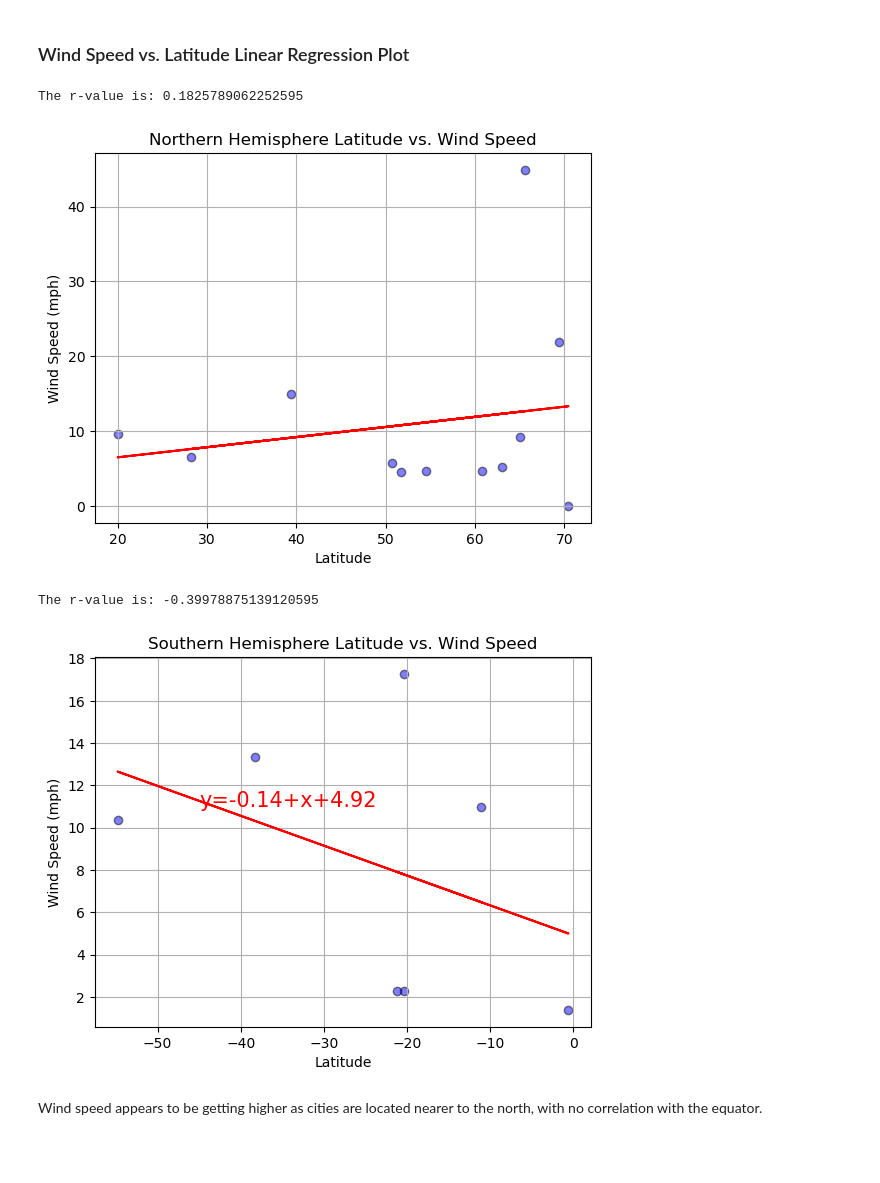
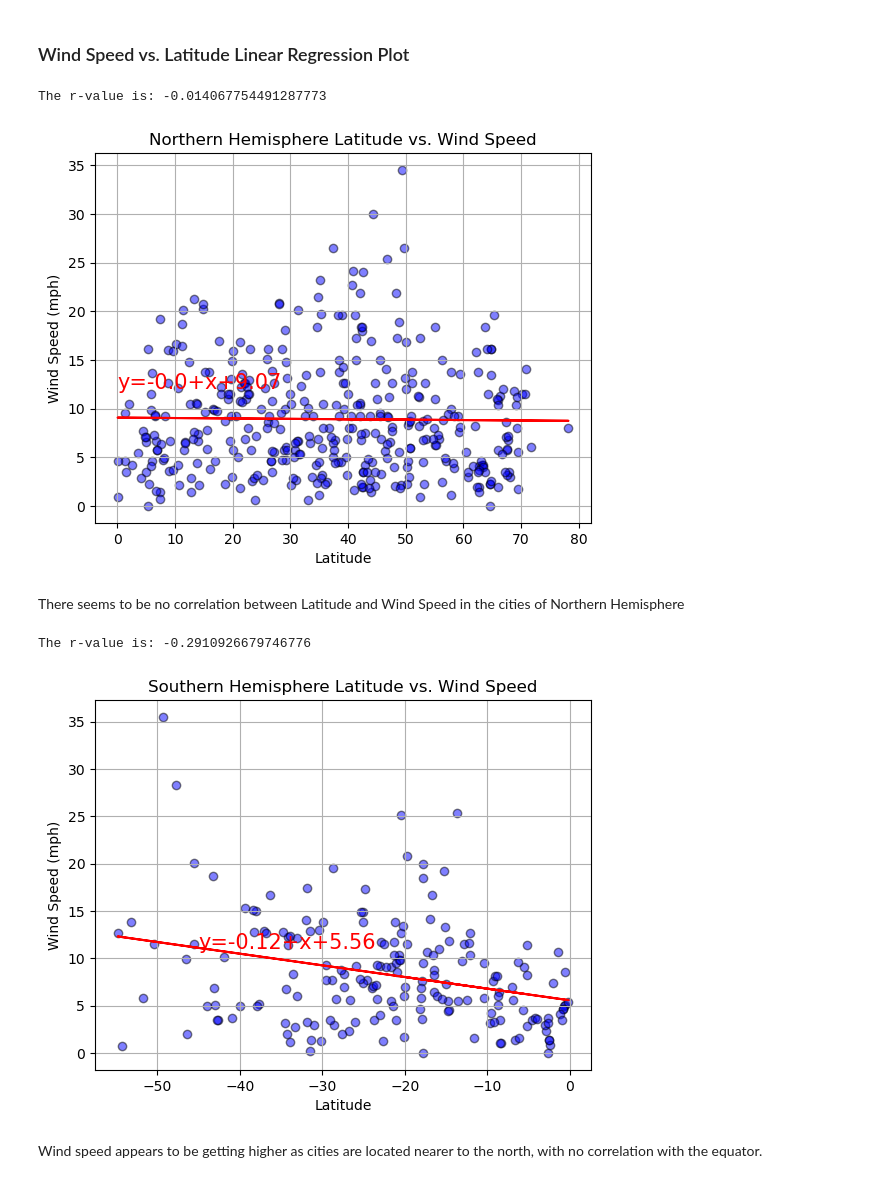
Before and after one commit to taniyatalukdar/python-api-challenge, a Jupyter notebook: starter_code/WeatherPy.ipynb, the cells around one changed output. Drawn from its saved outputs; the diff is of its cells as text; code cells hidden in the pictures; blank space fills up the shorter version.

```diff
--- a/starter_code/WeatherPy.ipynb
+++ b/starter_code/WeatherPy.ipynb
@@ -238,7 +160,7 @@ city_data_df.to_csv("../output_data/cities.csv", index_label="City_ID")
 # %%
 # Read saved data
-city_data_df = pd.read_csv("../output_data/cities.csv", index_col="City_ID")
+cities_df = pd.read_csv("../output_data/cities.csv", index_col="City_ID")
 
 # Display sample data
-city_data_df.head()
+cities_df.head()
 # %% [output]
@@ -366,7 +289,7 @@ plt.show()
 # %%
 # Create a DataFrame with the Northern Hemisphere data (Latitude >= 0)
 # YOUR CODE HERE
-northern_df = cities_df.loc[cities_df['Latitude']>=0]
+northern_df = cities_df.loc[cities_df['Lat']>=0]
 
 # Display sample data
 northern_df.head()
@@ -543,30 +474,32 @@ The cloudiness increases as we near the equator but this correation might be wea
 # %%
 # Northern Hemisphere
 # YOUR CODE HERE
-x_values = northern_df['Latitude']
-y_values = northern_df['Wind Speed']
+x_values = northern_df['Lat']
+y_values = northern_df['Wind']
 plt.grid()
 plt.xlabel('Latitude')
 plt.ylabel('Wind Speed (mph)')
 plt.title('Northern Hemisphere Latitude vs. Wind Speed')
 plt.scatter(x_values,y_values,marker='o', facecolor = 'blue', edgecolor='black', alpha=0.5)
 
 #Draw regression line
 (slope,intercept,rvalue,pvalue,stderr) = linregress(x_values,y_values)
 print(f'The r-value is: {rvalue}')
 regress_values = slope*(x_values)+intercept
 plt.plot(x_values, regress_values, color = 'r')
 line_eq = f'y={str(round(slope,2))}+x+{str(round(intercept,2))}'
 plt.annotate(line_eq,(0,12),fontsize=15, color='r')
 plt.show()
 # %% [output]
-The r-value is: 0.1825789062252595
+The r-value is: -0.014067754491287773
-[figure, old version]
+[figure, new version]
+# %% [markdown]
+There seems to be no correlation between Latitude and Wind Speed in the cities of Northern Hemisphere
 # %%
 # Southern Hemisphere
 # YOUR CODE HERE
-x_values = southern_df['Latitude']
-y_values = southern_df['Wind Speed']
+x_values = southern_df['Lat']
+y_values = southern_df['Wind']
 plt.grid()
 plt.xlabel('Latitude')
 plt.ylabel('Wind Speed (mph)')
@@ -582,8 +515,8 @@ line_eq = f'y={str(round(slope,2))}+x+{str(round(intercept,2))}'
 plt.annotate(line_eq,(-45,11),fontsize=15, color='r')
 plt.show()
 # %% [output]
-The r-value is: -0.39978875139120595
+The r-value is: -0.2910926679746776
-[figure, old version]
+[figure, new version]
 # %% [markdown]
 <!-- **Discussion about the linear relationship:** YOUR RESPONSE HERE -->
 Wind speed appears to be getting higher as cities are located nearer to the north, with no correlation with the equator.
```
Also changed, not shown: parts of 30 cells of this notebook, 7 other files.
